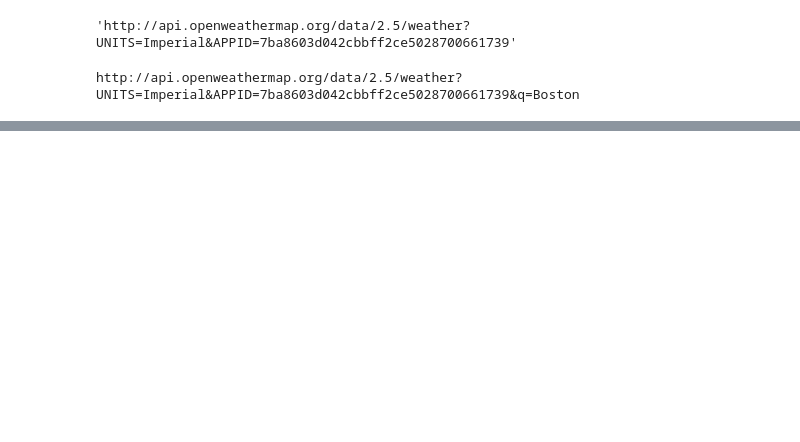
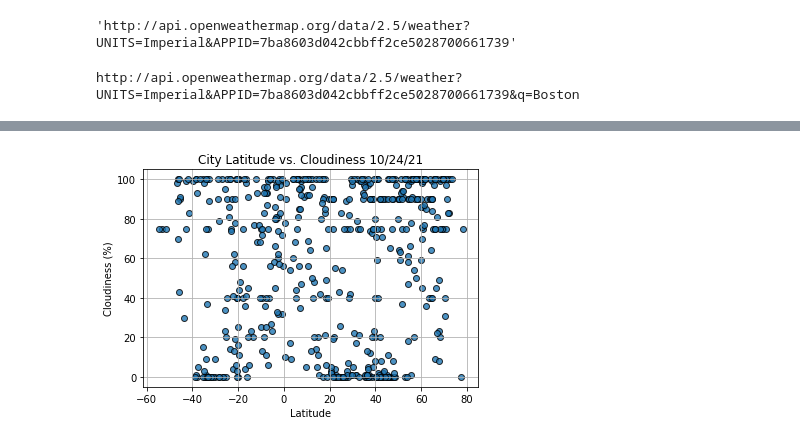
Before and after one commit to kjinghong74/World_Weather_Analysis, a Jupyter notebook: WeatherPy.ipynb, the cells around one changed output, grey strips where cells are left out. Cells and saved outputs as stored; diff of their text form; code cells hidden in the pictures; blank space fills up the shorter version.

```diff
--- a/WeatherPy.ipynb
+++ b/WeatherPy.ipynb
@@ -215,0 +260,17 @@ city_data_df.to_csv(output_data_file, index_label="City_ID")
+# %%
+# Build scatter plet for lat vs cloudiness
+plt.scatter(lats, cloudiness, edgecolor="black", linewidth=1, marker="o", alpha=0.8, label="Cities")
+
+# Incorporate the otehr graph prperties
+plt.title(f"City Latitude vs. Cloudiness "+ time.strftime("%x"))
+plt.xlabel("Latitude")
+plt.ylabel("Cloudiness (%)")
+plt.grid()
+
+# Save the figure
+plt.savefig("weather_data/Fig3.png")
+
+# Show plot
+plt.show()
+# %% [output]
+[figure, added]
```
Also changed, not shown: parts of 11 cells of this notebook, 5 other files.
